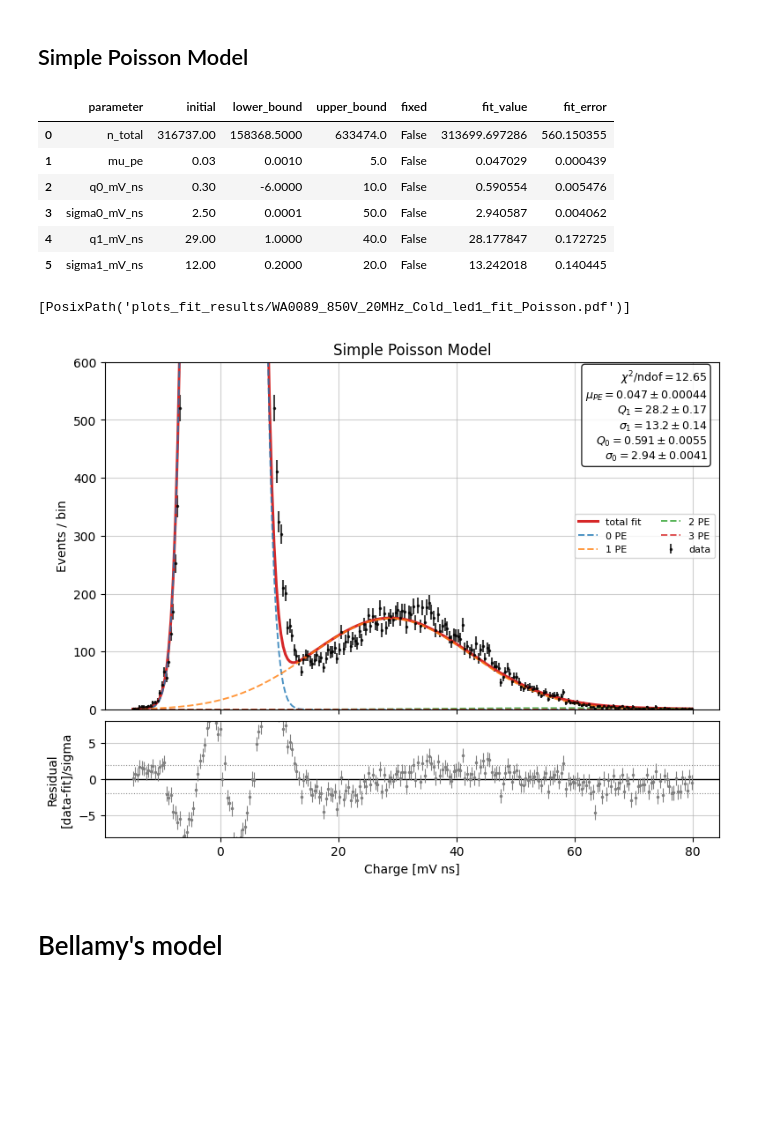
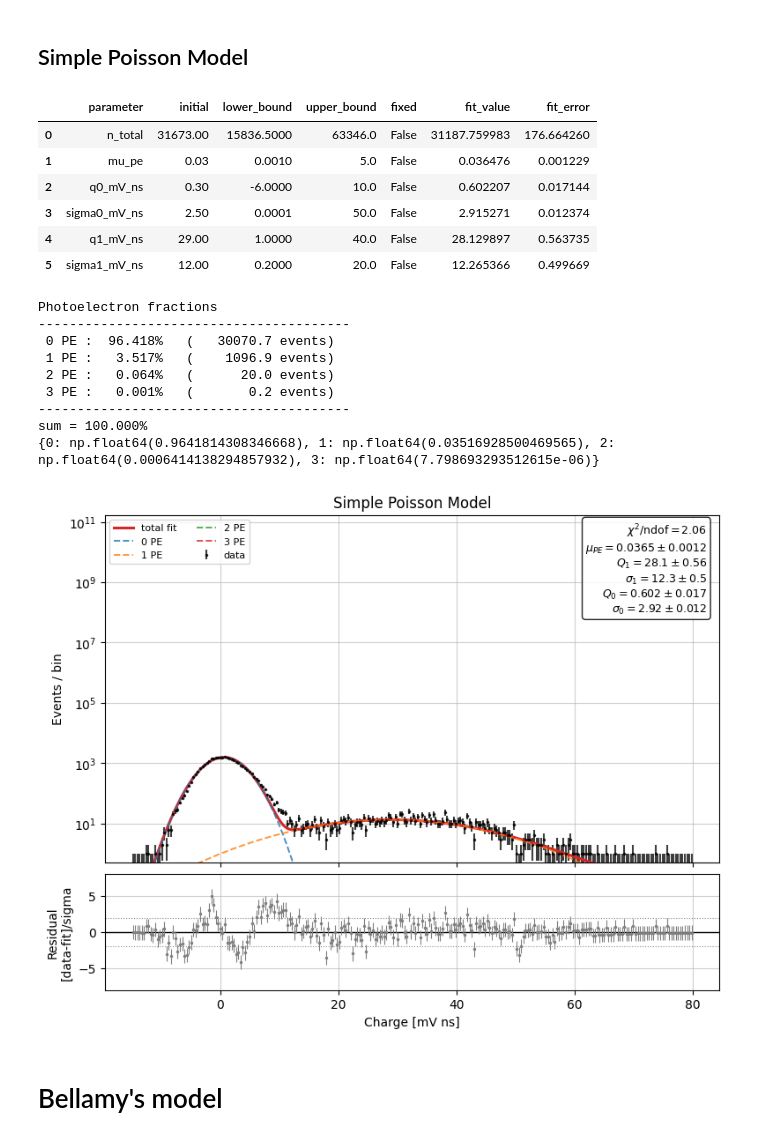
Before and after one commit to TAU-neutrino-lab/PMT-characterization, a Jupyter notebook: PMT-calibration/generic_fit.ipynb, the cells around one changed output. Cells and saved outputs as stored; diff of their text form; code cells hidden in the pictures; blank space fills up the shorter version.

```diff
--- a/PMT-calibration/generic_fit.ipynb
+++ b/PMT-calibration/generic_fit.ipynb
@@ -36,7 +33,7 @@ file_name = "WA0089_850V_20MHz_Cold_led1"
 data_dir = Path("data/WA0089/LED_sweep/260615")
 
 # Set to a number for quick iteration, or None to use all matching files.
-max_files = None
+max_files = 1
 
 files = find_pmt_files(data_dir, file_name, max_files=max_files)
 
@@ -225,44 +213,56 @@ maxPE = 3
 
 p0_poisson = {
     # Format: [initial_value, lower_bound, upper_bound, isFixed]
     # Set isFixed=True to hold a parameter at the initial value during the fit.
     "n_total":      [len(charge_mV_ns), 0.5 * len(charge_mV_ns), 2.0 * len(charge_mV_ns), False],
     "q0_mV_ns":     [0.3, -6.0, 10.0,  False],
     "sigma0_mV_ns": [2.5, 1e-4, 50.0,  False],
     "q1_mV_ns":     [29.0, 1.0, 40.0,  False],
     "sigma1_mV_ns": [12.0, 0.2, 20.0,  False],
     "mu_pe":        [0.03, 0.001, 5.0, False],
 }
 
 fit_poisson = fit_poisson_spe(
     charge_mV_ns,
     p0=p0_poisson,
     max_pe=maxPE,
     fit_range=fit_range
 )
 
 table_poisson = fit_result_table(fit_poisson)
 display( table_poisson )
 
 fig, ax, ax_resid = plot_fit_result(
     fit_poisson,
     title="Simple Poisson Model",
-    logscale=False,
-    ylims= (0, 600),
+    logscale=True,
+    # ylims= (0, 600),
     component_visibility_fraction=0, #1e-3,
     )
 
-save_plot(fig, save_plots, save_dir, file_nickname, f"fit_Poisson",  Nevents=None)
+poisson_evt_fractions = poisson_npe_fractions( fit_poisson, maxPE)
+print_npe_fractions( poisson_evt_fractions, n_total=fit_poisson["parameters"]["n_total"] )
+
+print(poisson_evt_fractions)
+save_plot(fig, save_plots, save_dir, file_nickname, f"fit_Poisson",  Nevents=None);
 # %% [output]
 |  | parameter | initial | lower_bound | upper_bound | fixed | fit_value | fit_error |
-| 0 | n_total | 316737.00 | 158368.5000 | 633474.0 | False | 313699.697286 | 560.150355 |
-| 1 | mu_pe | 0.03 | 0.0010 | 5.0 | False | 0.047029 | 0.000439 |
-| 2 | q0_mV_ns | 0.30 | -6.0000 | 10.0 | False | 0.590554 | 0.005476 |
-| 3 | sigma0_mV_ns | 2.50 | 0.0001 | 50.0 | False | 2.940587 | 0.004062 |
-| 4 | q1_mV_ns | 29.00 | 1.0000 | 40.0 | False | 28.177847 | 0.172725 |
-| 5 | sigma1_mV_ns | 12.00 | 0.2000 | 20.0 | False | 13.242018 | 0.140445 |
+| 0 | n_total | 31673.00 | 15836.5000 | 63346.0 | False | 31187.759983 | 176.664260 |
+| 1 | mu_pe | 0.03 | 0.0010 | 5.0 | False | 0.036476 | 0.001229 |
+| 2 | q0_mV_ns | 0.30 | -6.0000 | 10.0 | False | 0.602207 | 0.017144 |
+| 3 | sigma0_mV_ns | 2.50 | 0.0001 | 50.0 | False | 2.915271 | 0.012374 |
+| 4 | q1_mV_ns | 29.00 | 1.0000 | 40.0 | False | 28.129897 | 0.563735 |
+| 5 | sigma1_mV_ns | 12.00 | 0.2000 | 20.0 | False | 12.265366 | 0.499669 |
-[PosixPath('plots_fit_results/WA0089_850V_20MHz_Cold_led1_fit_Poisson.pdf')]
+Photoelectron fractions
+----------------------------------------
+ 0 PE :  96.418%   (   30070.7 events)
+ 1 PE :   3.517%   (    1096.9 events)
+ 2 PE :   0.064%   (      20.0 events)
+ 3 PE :   0.001%   (       0.2 events)
+----------------------------------------
+sum = 100.000%
+{0: np.float64(0.9641814308346668), 1: np.float64(0.03516928500469565), 2: np.float64(0.0006414138294857932), 3: np.float64(7.798693293512615e-06)}
-[figure, old version]
+[figure, new version]
 # %% [markdown]
 # Bellamy's model
 # %%
```
Also changed, not shown: parts of 14 cells of this notebook, 5 other files.
